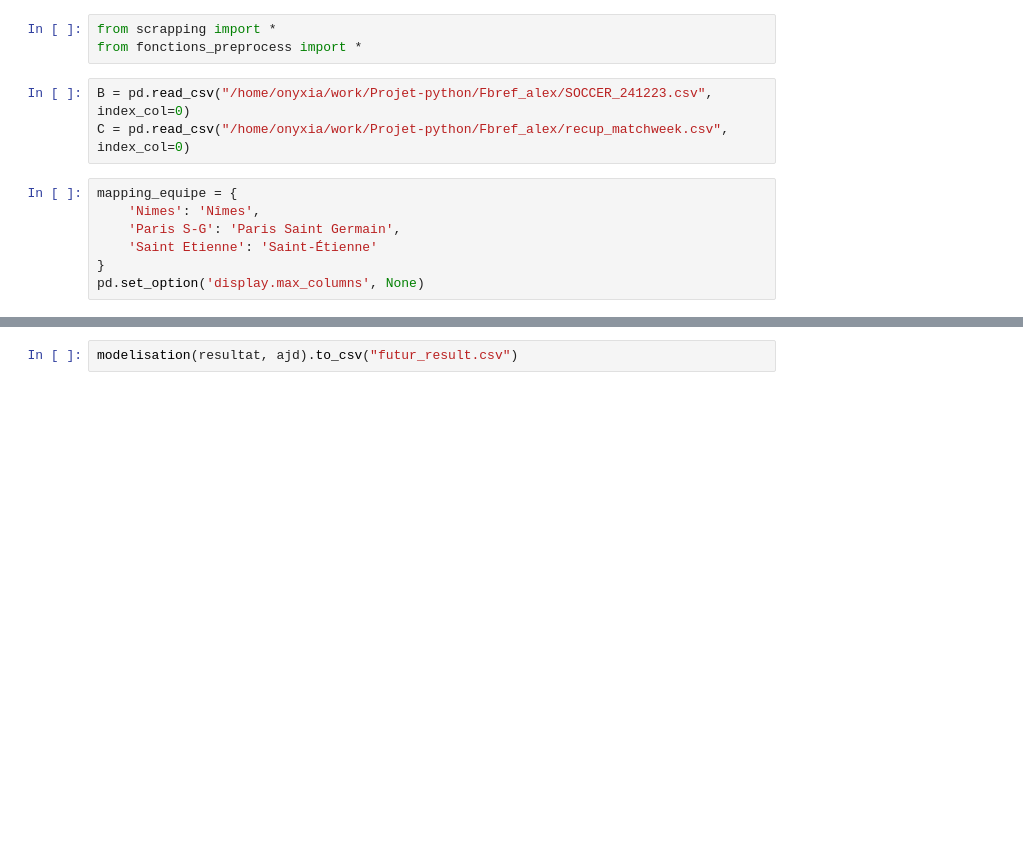
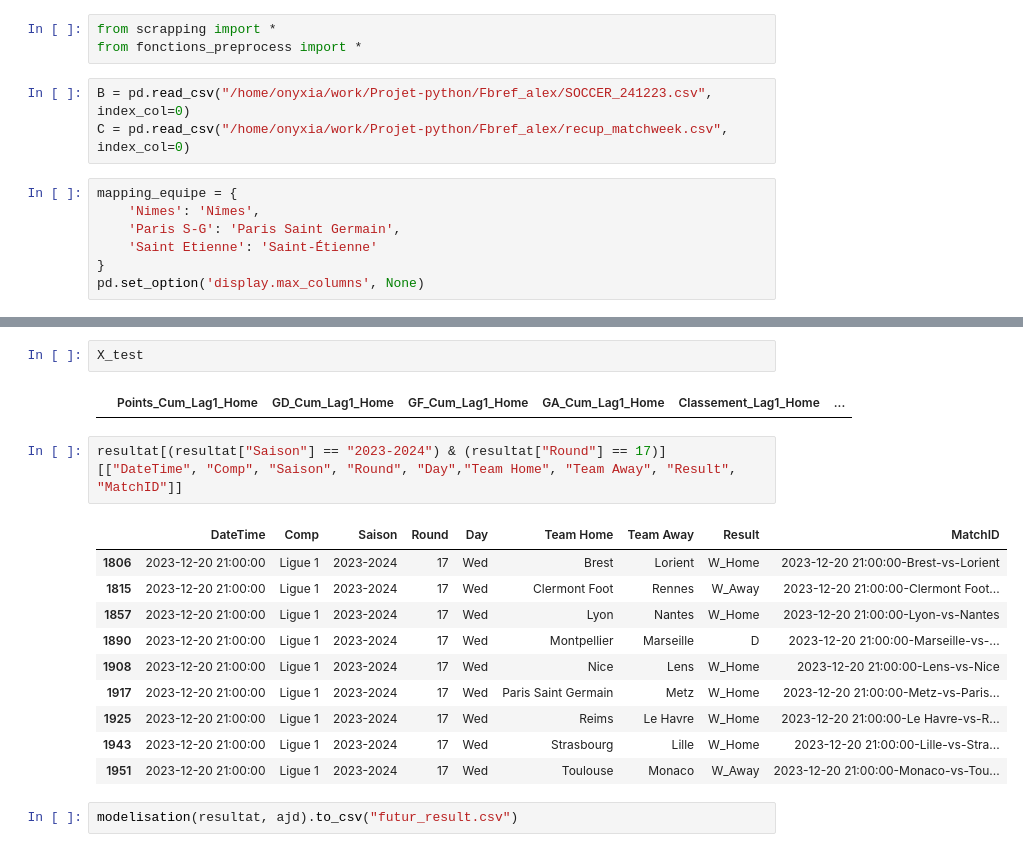
Before and after one commit to alexandreviard/Ligue1Predictor, a Jupyter notebook: Fbref_alex/TestAutom/test.ipynb, the cells around one changed output, grey strips where cells are left out. Drawn from its saved outputs; the diff is of its cells as text; blank space fills up the shorter version.

```diff
--- a/Fbref_alex/TestAutom/test.ipynb
+++ b/Fbref_alex/TestAutom/test.ipynb
@@ -29,3 +74,20 @@ resultat = preprocess_data(resultat)
+# %%
+X_test
+# %% [output]
+|  | Points_Cum_Lag1_Home | GD_Cum_Lag1_Home | GF_Cum_Lag1_Home | GA_Cum_Lag1_Home | Classement_Lag1_Home | ... |
+# %%
+resultat[(resultat["Saison"] == "2023-2024") & (resultat["Round"] == 17)][["DateTime", "Comp", "Saison", "Round", "Day","Team Home", "Team Away", "Result",  "MatchID"]]
+# %% [output]
+|  | DateTime | Comp | Saison | Round | Day | Team Home | Team Away | Result | MatchID |
+| 1806 | 2023-12-20 21:00:00 | Ligue 1 | 2023-2024 | 17 | Wed | Brest | Lorient | W_Home | 2023-12-20 21:00:00-Brest-vs-Lorient |
+| 1815 | 2023-12-20 21:00:00 | Ligue 1 | 2023-2024 | 17 | Wed | Clermont Foot | Rennes | W_Away | 2023-12-20 21:00:00-Clermont Foot... |
+| 1857 | 2023-12-20 21:00:00 | Ligue 1 | 2023-2024 | 17 | Wed | Lyon | Nantes | W_Home | 2023-12-20 21:00:00-Lyon-vs-Nantes |
+| 1890 | 2023-12-20 21:00:00 | Ligue 1 | 2023-2024 | 17 | Wed | Montpellier | Marseille | D | 2023-12-20 21:00:00-Marseille-vs-... |
+| 1908 | 2023-12-20 21:00:00 | Ligue 1 | 2023-2024 | 17 | Wed | Nice | Lens | W_Home | 2023-12-20 21:00:00-Lens-vs-Nice |
+| 1917 | 2023-12-20 21:00:00 | Ligue 1 | 2023-2024 | 17 | Wed | Paris Saint Germain | Metz | W_Home | 2023-12-20 21:00:00-Metz-vs-Paris... |
+| 1925 | 2023-12-20 21:00:00 | Ligue 1 | 2023-2024 | 17 | Wed | Reims | Le Havre | W_Home | 2023-12-20 21:00:00-Le Havre-vs-R... |
+| 1943 | 2023-12-20 21:00:00 | Ligue 1 | 2023-2024 | 17 | Wed | Strasbourg | Lille | W_Home | 2023-12-20 21:00:00-Lille-vs-Stra... |
+| 1951 | 2023-12-20 21:00:00 | Ligue 1 | 2023-2024 | 17 | Wed | Toulouse | Monaco | W_Away | 2023-12-20 21:00:00-Monaco-vs-Tou... |
 # %%
 modelisation(resultat, ajd).to_csv("futur_result.csv")
 # %%
```
Also changed, not shown: parts of 7 cells of this notebook, 3 other files.
